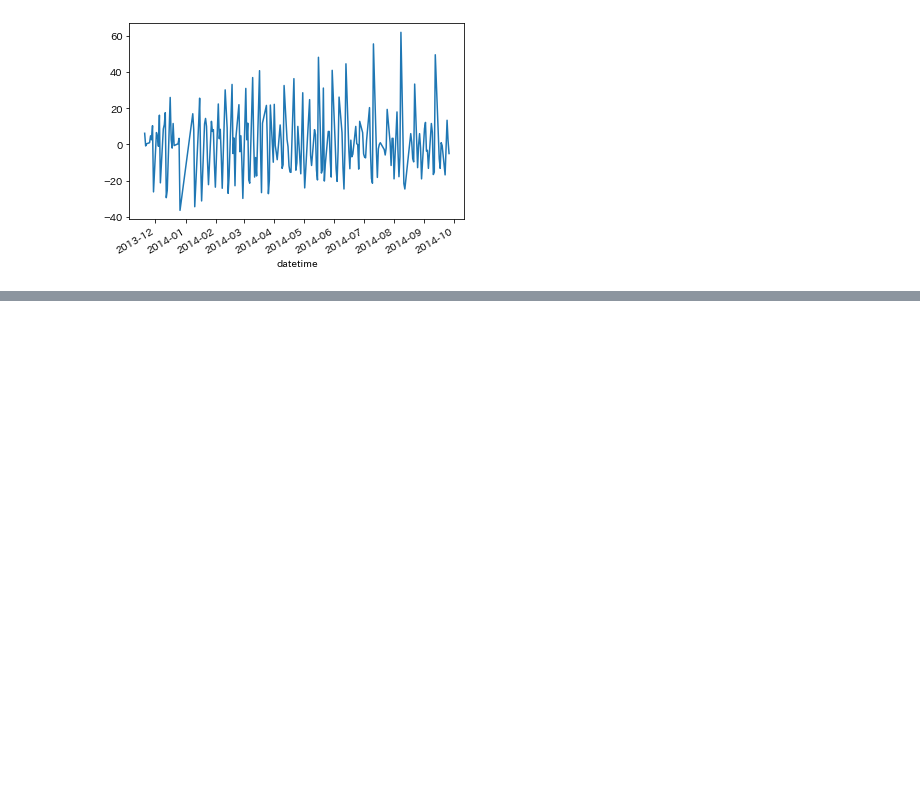
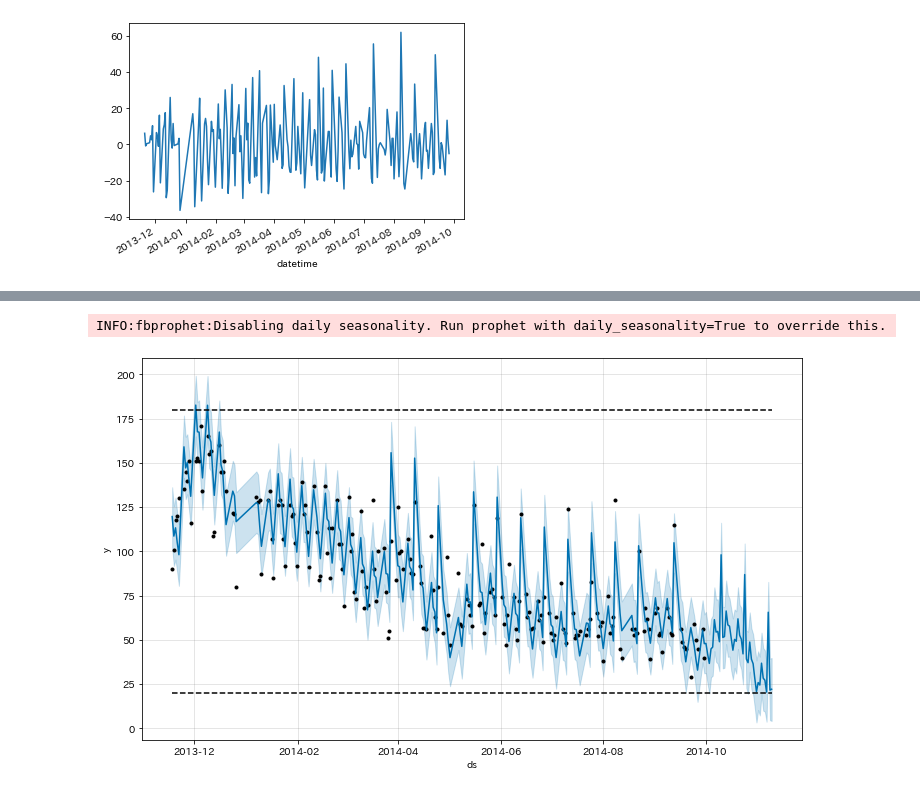
Before and after one commit to YotaroMatsui/DSS2020Master, a Jupyter notebook: src/EDA.ipynb, the cells around one changed output, grey strips where cells are left out. Saved outputs shown, nothing was run; the diff lists cells and outputs as text; code cells hidden in the pictures; blank space fills up the shorter version.

```diff
--- a/src/EDA.ipynb
+++ b/src/EDA.ipynb
@@ -117,7 +100,3 @@ datetime
 2014-09-29    0.0
 2014-09-30    0.0
 Name: precipitation, Length: 207, dtype: float64
-# %%
-df_test = pd.read_csv('../data/test.csv')
-df_test.index = pd.to_datetime(df_test['datetime'])
-df_test
@@ -157,0 +108,10 @@ res.resid.plot()
+# %%
+df_train = df_train.rename(columns = {'datetime':'ds'})
+df_test = df_test.rename(columns = {'datetime':'ds'})
+df_event = df_train[df_train['remarks']=='お楽しみメニュー'].loc[:,['ds', 'remarks']]
+df_event = pd.concat([df_train[df_train['remarks']=='お楽しみメニュー'].loc[:,['ds', 'remarks']], df_test[df_test['remarks']=='お楽しみメニュー'].loc[:,['ds', 'remarks']]])
+
+df_event = df_event.rename(columns = {'remarks':'holiday'})
+df_event['lower_window'] = 0
+df_event['upper_window'] = 0
+df_event.reset_index()
@@ -157,0 +136,25 @@ res.resid.plot()
+# %%
+# prophet
+model = Prophet(growth='logistic', seasonality_mode='multiplicative',
+                weekly_seasonality=True, yearly_seasonality=True,
+                holidays=df_event, #holidays_prior_scale=10,
+                #mcmc_samples=100,
+                #changepoint_prior_scale=1.0
+                )
+
+
+df_train['cap'] = 180
+df_train['floor'] = 20
+model.fit(df_train)
+future_df = model.make_future_dataframe(40, freq='D')
+future_df['cap'] = 180
+future_df['floor'] = 20
+forecast_df = model.predict(future_df)
+
+model.plot(forecast_df)
+plt.show()
+#fig = model.plot(forecast_df)
+#a = fp.add_changepoints_to_plot(fig.gca(),model,forecast_df);
+# %% [output]
+INFO:fbprophet:Disabling daily seasonality. Run prophet with daily_seasonality=True to override this.
+[figure, added]
```
Also changed, not shown: parts of 19 cells of this notebook, 2 other files.
